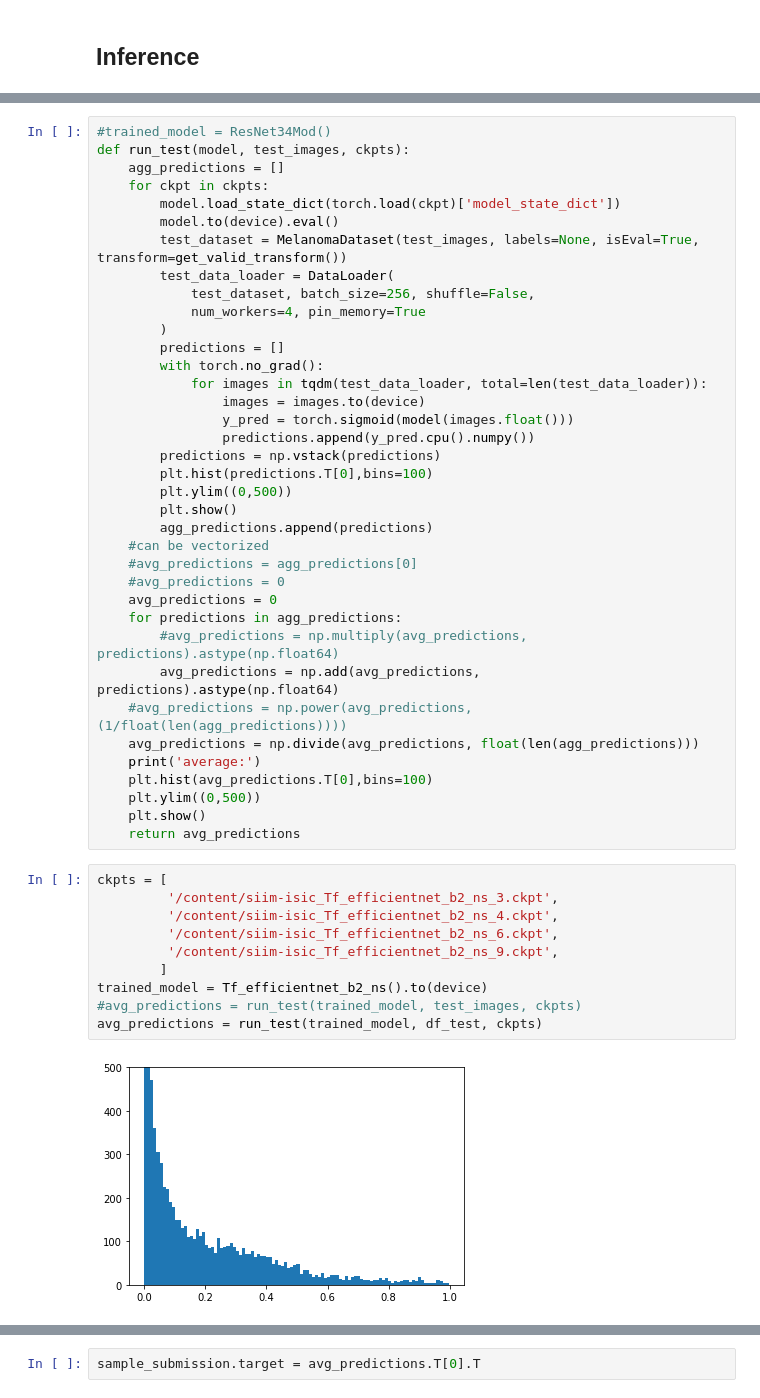
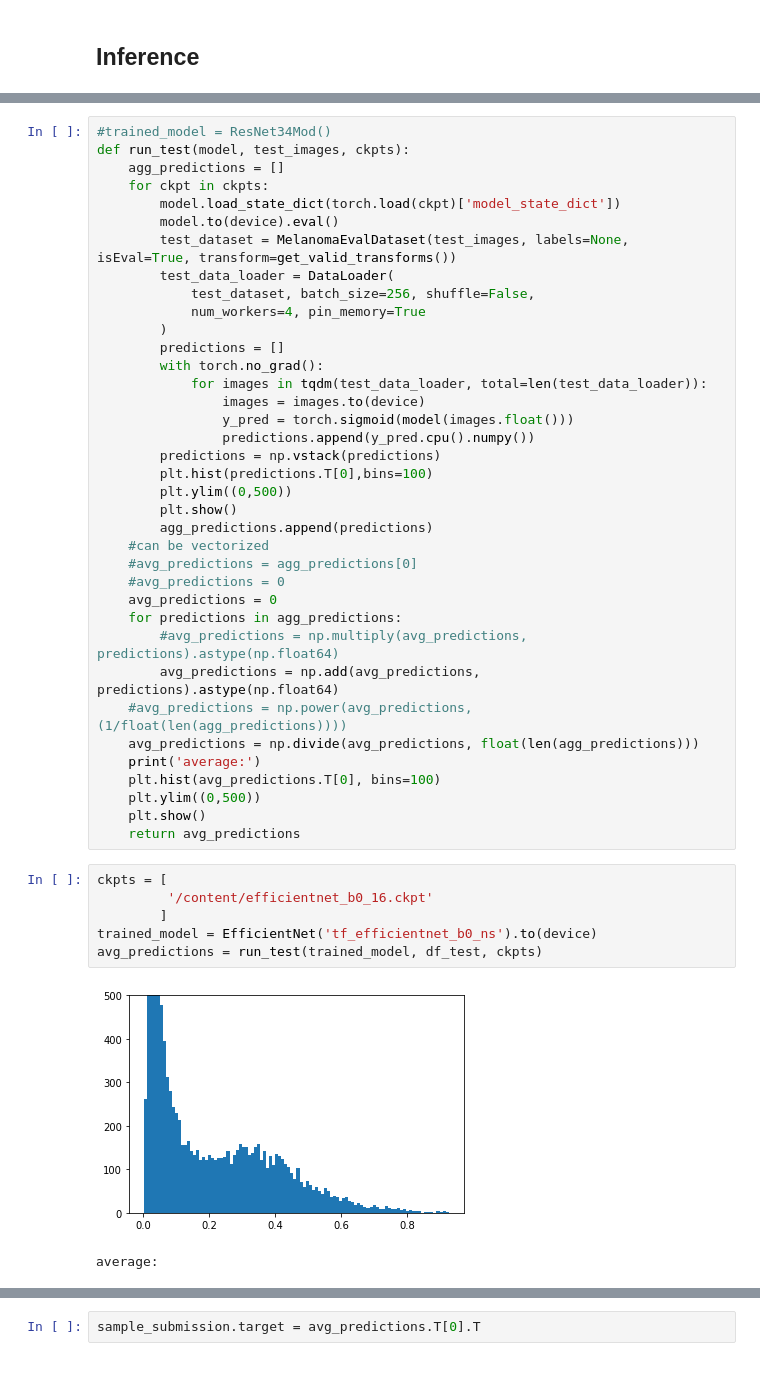
Before and after one commit to utsavnandi/Kaggle-SIIM-ISIC-Melanoma-Classification, a Jupyter notebook: SIIM_ISIC_Melanoma_Classification.ipynb, the cells around one changed output, grey strips where cells are left out. Drawn from its saved outputs; the diff is of its cells as text; blank space fills up the shorter version.

```diff
--- a/SIIM_ISIC_Melanoma_Classification.ipynb
+++ b/SIIM_ISIC_Melanoma_Classification.ipynb
@@ -1002,7 +1011,7 @@ def run_test(model, test_images, ckpts):
     for ckpt in ckpts:
         model.load_state_dict(torch.load(ckpt)['model_state_dict'])
         model.to(device).eval()
-        test_dataset = MelanomaDataset(test_images, labels=None, isEval=True, transform=get_valid_transform())
+        test_dataset = MelanomaEvalDataset(test_images, labels=None, isEval=True, transform=get_valid_transforms())
         test_data_loader = DataLoader(
             test_dataset, batch_size=256, shuffle=False,
             num_workers=4, pin_memory=True
@@ -1028,19 +1037,16 @@ def run_test(model, test_images, ckpts):
     #avg_predictions = np.power(avg_predictions, (1/float(len(agg_predictions))))
     avg_predictions = np.divide(avg_predictions, float(len(agg_predictions)))
     print('average:')
-    plt.hist(avg_predictions.T[0],bins=100)
+    plt.hist(avg_predictions.T[0], bins=100)
     plt.ylim((0,500))
     plt.show()
     return avg_predictions
 # %%
 ckpts = [
-         '/content/siim-isic_Tf_efficientnet_b2_ns_3.ckpt',
-         '/content/siim-isic_Tf_efficientnet_b2_ns_4.ckpt',
-         '/content/siim-isic_Tf_efficientnet_b2_ns_6.ckpt',
-         '/content/siim-isic_Tf_efficientnet_b2_ns_9.ckpt',
+         '/content/efficientnet_b0_16.ckpt'
         ]
-trained_model = Tf_efficientnet_b2_ns().to(device)
-#avg_predictions = run_test(trained_model, test_images, ckpts)
+trained_model = EfficientNet('tf_efficientnet_b0_ns').to(device)
 avg_predictions = run_test(trained_model, df_test, ckpts)
 # %% [output]
-[figure, old version]
+[figure, new version]
+average:
```
Also changed, not shown: parts of 41 cells of this notebook.
